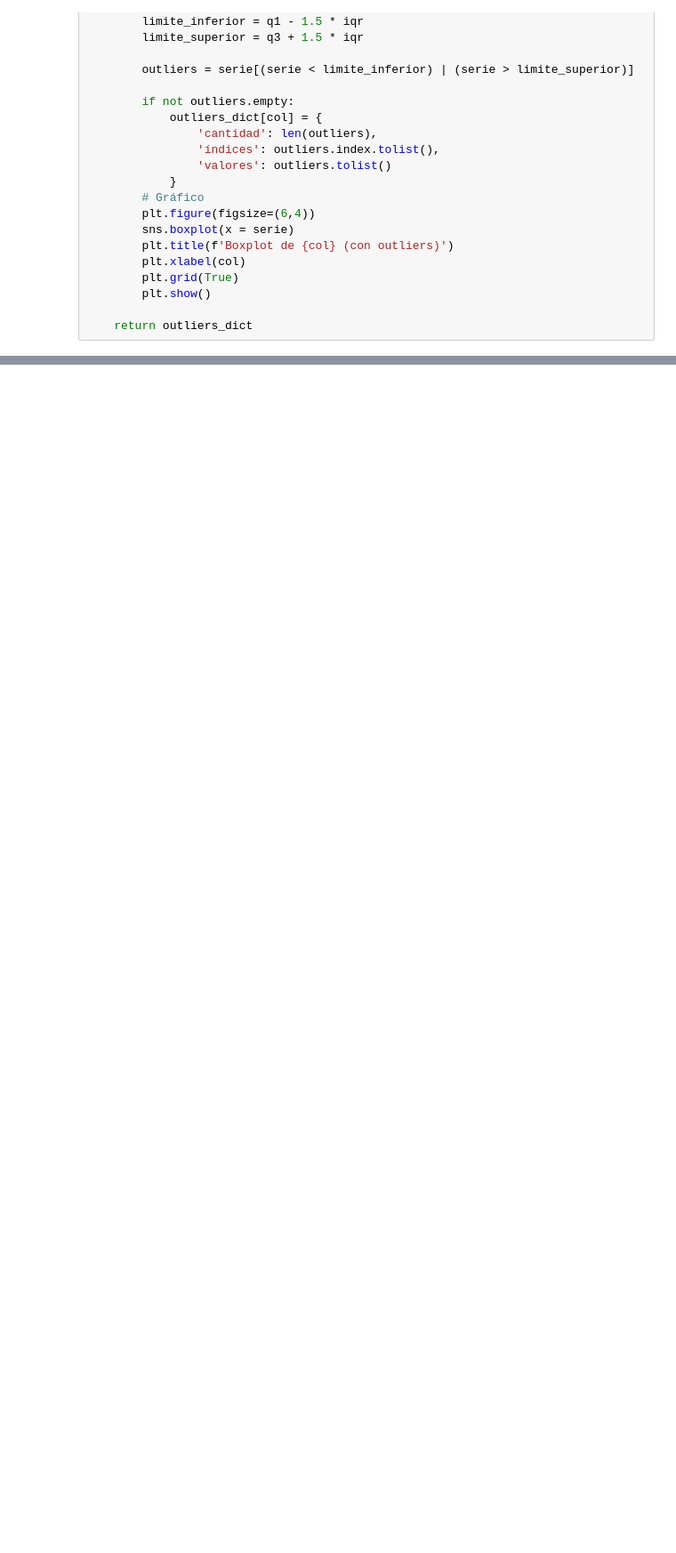
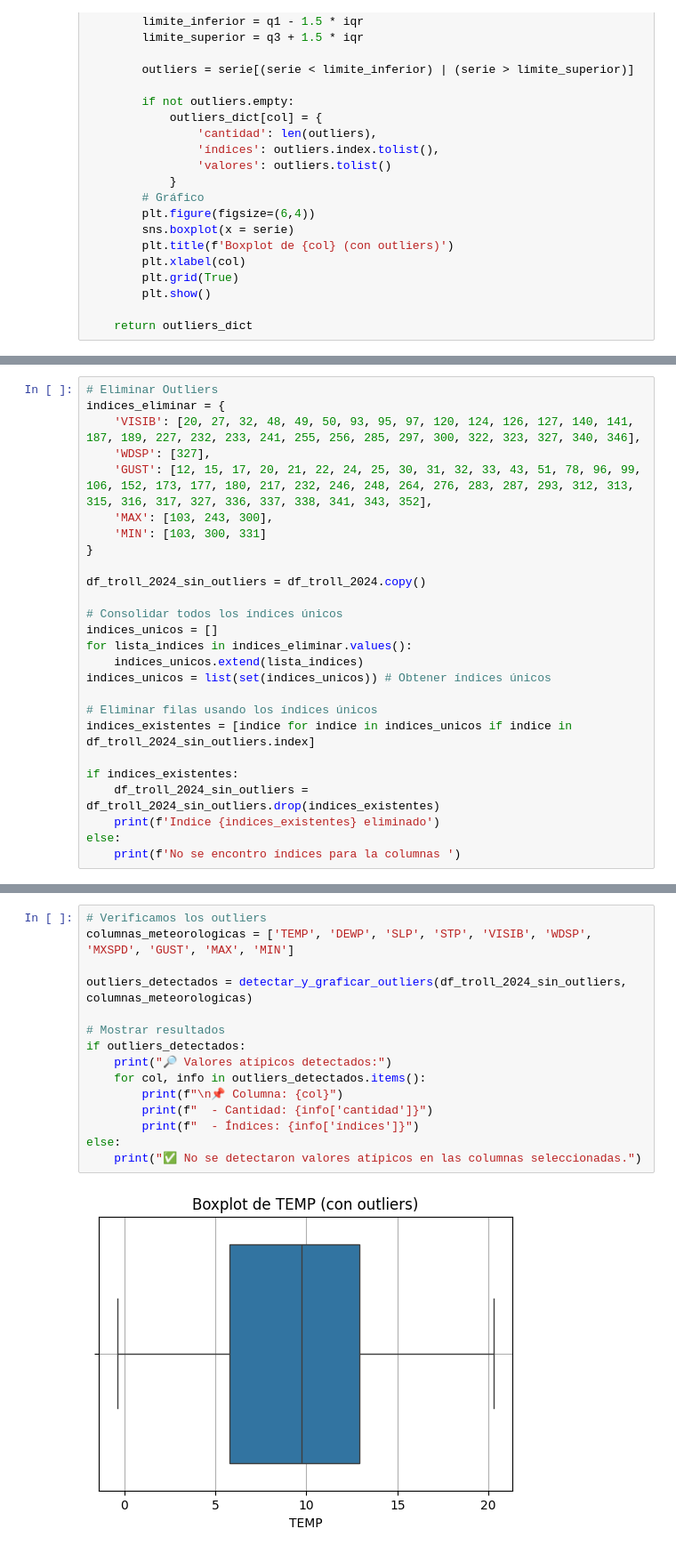
Before and after one commit to SaitoM17/analisis_del_clima_mundial_NOAA, a Jupyter notebook: notebooks/2_limpieza_datos.ipynb, the cells around one changed output, grey strips where cells are left out. Shown at 89% size. Drawn from its saved outputs; the diff is of its cells as text; blank space fills up the shorter version.

```diff
--- a/notebooks/2_limpieza_datos.ipynb
+++ b/notebooks/2_limpieza_datos.ipynb
@@ -212,0 +332,26 @@ else:
+# %%
+# Eliminar Outliers
+indices_eliminar = {
+    'VISIB': [20, 27, 32, 48, 49, 50, 93, 95, 97, 120, 124, 126, 127, 140, 141, 187, 189, 227, 232, 233, 241, 255, 256, 285, 297, 300, 322, 323, 327, 340, 346],
+    'WDSP': [327],
+    'GUST': [12, 15, 17, 20, 21, 22, 24, 25, 30, 31, 32, 33, 43, 51, 78, 96, 99, 106, 152, 173, 177, 180, 217, 232, 246, 248, 264, 276, 283, 287, 293, 312, 313, 315, 316, 317, 327, 336, 337, 338, 341, 343, 352],
+    'MAX': [103, 243, 300],
+    'MIN': [103, 300, 331]
+}
+
+df_troll_2024_sin_outliers = df_troll_2024.copy()
+
+# Consolidar todos los índices únicos
+indices_unicos = []
+for lista_indices in indices_eliminar.values():
+    indices_unicos.extend(lista_indices)
+indices_unicos = list(set(indices_unicos)) # Obtener índices únicos
+
+# Eliminar filas usando los índices únicos
+indices_existentes = [indice for indice in indices_unicos if indice in df_troll_2024_sin_outliers.index]
+
+if indices_existentes:
+    df_troll_2024_sin_outliers = df_troll_2024_sin_outliers.drop(indices_existentes)
+    print(f'Indice {indices_existentes} eliminado')
+else:
+    print(f'No se encontro índices para la columnas ')
@@ -212,0 +360,17 @@ else:
+# %%
+# Verificamos los outliers
+columnas_meteorologicas = ['TEMP', 'DEWP', 'SLP', 'STP', 'VISIB', 'WDSP', 'MXSPD', 'GUST', 'MAX', 'MIN']
+
+outliers_detectados = detectar_y_graficar_outliers(df_troll_2024_sin_outliers, columnas_meteorologicas)
+
+# Mostrar resultados
+if outliers_detectados:
+    print("🔎 Valores atípicos detectados:")
+    for col, info in outliers_detectados.items():
+        print(f"\n📌 Columna: {col}")
+        print(f"  - Cantidad: {info['cantidad']}")
+        print(f"  - Índices: {info['índices']}")
+else:
+    print("✅ No se detectaron valores atípicos en las columnas seleccionadas.")
+# %% [output]
+[figure, added]
```
Also changed, not shown: parts of 14 cells of this notebook.
